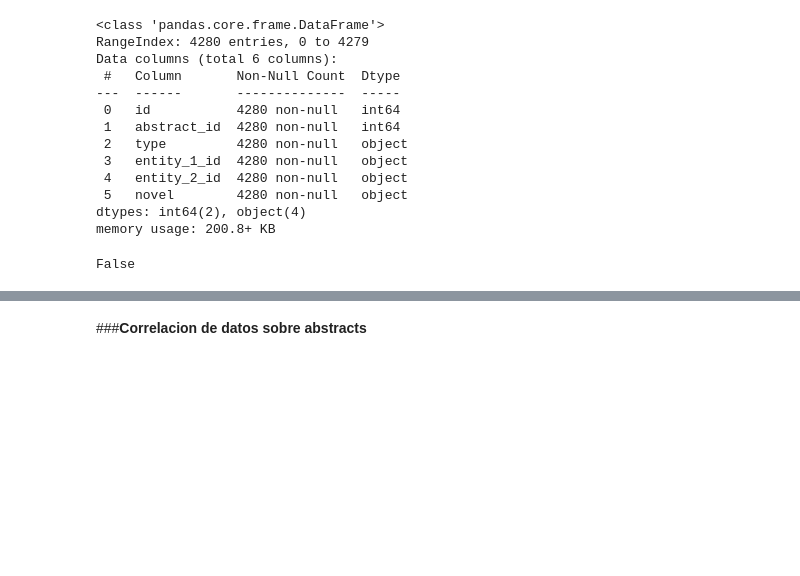
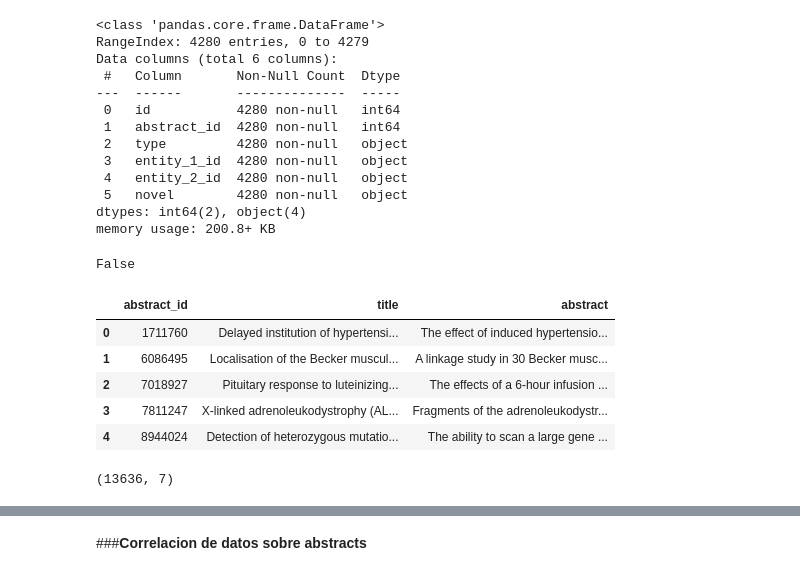
Before and after one commit to owdelc/ProyectoDataScience, a Jupyter notebook: ExploracionProyectoDataScience.ipynb, the cells around one changed output, grey strips where cells are left out. Cells and saved outputs as stored; diff of their text form; code cells hidden in the pictures; blank space fills up the shorter version.

```diff
--- a/ExploracionProyectoDataScience.ipynb
+++ b/ExploracionProyectoDataScience.ipynb
@@ -105,3 +154,17 @@ memory usage: 200.8+ KB
 relationsTrain.isnull().values.any()
 # %% [output]
 False
+# %%
+abstractsTest = pd.read_csv('/content/abstracts_test.csv', sep='\t')
+abstractsTest.head()
+# %% [output]
+|  | abstract_id | title | abstract |
+| 0 | 1711760 | Delayed institution of hypertensi... | The effect of induced hypertensio... |
+| 1 | 6086495 | Localisation of the Becker muscul... | A linkage study in 30 Becker musc... |
+| 2 | 7018927 | Pituitary response to luteinizing... | The effects of a 6-hour infusion ... |
+| 3 | 7811247 | X-linked adrenoleukodystrophy (AL... | Fragments of the adrenoleukodystr... |
+| 4 | 8944024 | Detection of heterozygous mutatio... | The ability to scan a large gene ... |
+# %%
+entitiesTrain.shape
+# %% [output]
+(13636, 7)
```
Also changed, not shown: parts of 13 cells of this notebook.
